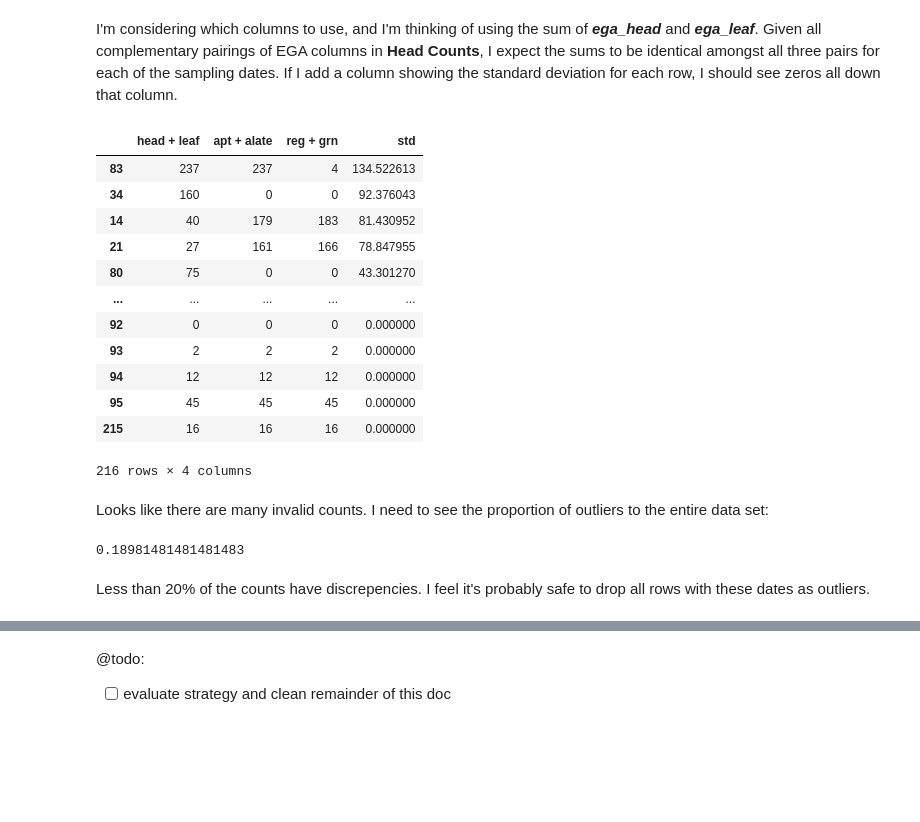
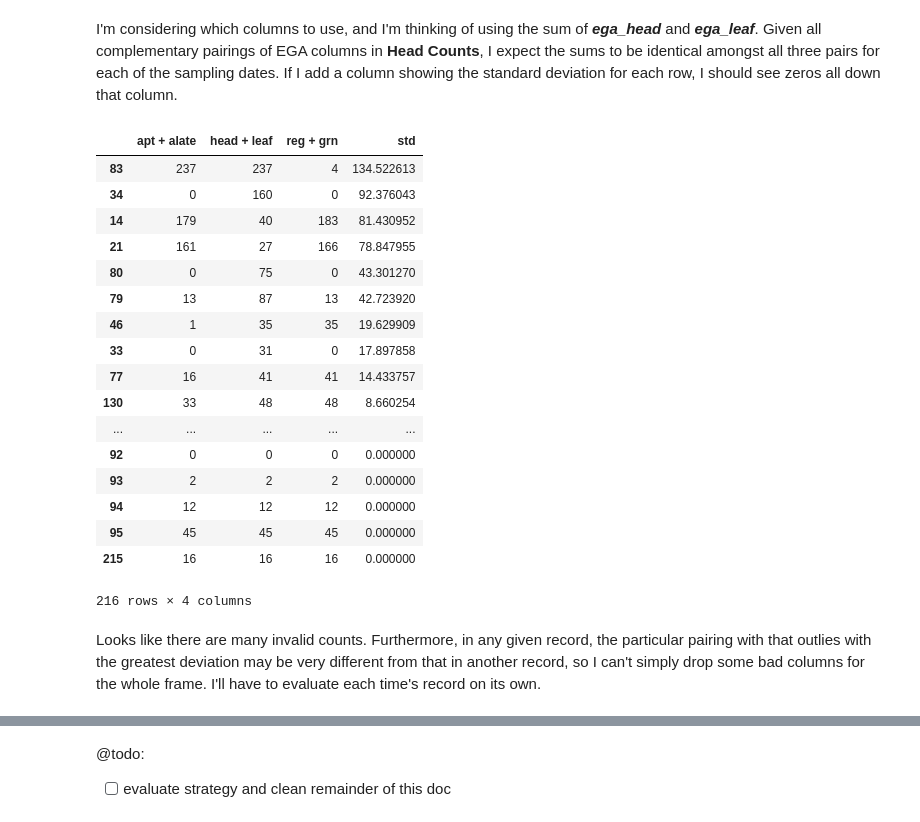
Before and after one commit to devvyn/aafc-field-data, a Jupyter notebook: notebook/projects/2016-sweep-vs-tiller/2016-sweep-vs-tiller.ipynb, the cells around one changed output, grey strips where cells are left out. Drawn from its saved outputs; the diff is of its cells as text; code cells hidden in the pictures; blank space fills up the shorter version.

```diff
--- a/notebook/projects/2016-sweep-vs-tiller/2016-sweep-vs-tiller.ipynb
+++ b/notebook/projects/2016-sweep-vs-tiller/2016-sweep-vs-tiller.ipynb
@@ -1458,21 +1458,24 @@ emojify_boolean(
 # %% [markdown]
 Now that the data frame are properly indexed by **_date_**, **_site_**, **_field_** and **_crop_**, here's a preview of the frames aligned by place and time:
 # %%
-hhc = hc.set_index(['date', 'site', 'crop', 'field',])
-ss2 = s2.set_index(['date', 'site', 'crop', 'field',])
+indices = ['date', 'site', 'crop', 'field',]
+hhc, ss2 = (
+    frame.set_index(indices)
+    for frame in (hc, s2)
+)
+sheets_to_compare = dict(zip(sheet_names, (hhc, ss2)))  # Sheet name paired with date-indexed frame.
 pandas.concat(
     (
-        pandas.concat(  # convenient way to add sheet name to column hierarchy
+        pandas.concat(  # Convenient way to add sheet name to column hierarchy.
             {name: sheet},
             axis='columns',
-        ).reorder_levels([1, 0], axis='columns')
-        # Sheet names paired with date-indexed frames.
-        for name, sheet in zip(sheet_names, (hhc, ss2))
+        ).reorder_levels([1, 0], axis='columns')  # So sheet names don't ruin alignment.
+        for name, sheet in sheets_to_compare.items()
     ),
     axis='rows',
 ).loc[
-    hhc.index.intersection(ss2.index),
-    aphid_column_names,
+    hhc.index.intersection(ss2.index),  # only dates in common
+    aphid_column_names
 ]
 # %% [output]
 |  |  |  |  | 1st_instar_ega | 2nd_instar_ega | 3rd_instar_ega | 3rd_instar_ega_pre-alate | ... |
@@ -1554,28 +1552,32 @@ I'm considering which columns to use, and I'm thinking of using the sum of ***eg
 Given all complementary pairings of EGA columns in **Head Counts**, I expect the sums to be identical amongst all three pairs for each of the sampling dates. If I add a column showing the standard deviation for each row, I should see zeros all down that column.
 # %%
 hc_ega_sums = pandas.concat(
-    (
-        (hc['ega_head'] + hc['ega_leaf']),
-        (hc['ega_apt'] + hc['ega_alate']),
-        (hc['ega_red'] + hc['ega_grn']),
-    ),
+    {
+        'head + leaf': (hc['ega_head'] + hc['ega_leaf']),
+        'apt + alate': (hc['ega_apt']  + hc['ega_alate']),
+        'reg + grn':   (hc['ega_red']  + hc['ega_grn']),
+    },
     axis='columns',
-    keys=['head + leaf', 'apt + alate', 'reg + grn',],
 )
 hc_ega_sums['std'] = hc_ega_sums.std(
     axis='columns',
 )
 
-pandas.options.display.max_rows = 10
+pandas.options.display.max_rows = 20
 
 hc_ega_sums.sort_values('std', ascending=False,)
 # %% [output]
-|  | head + leaf | apt + alate | reg + grn | std |
+|  | apt + alate | head + leaf | reg + grn | std |
 | 83 | 237 | 237 | 4 | 134.522613 |
-| 34 | 160 | 0 | 0 | 92.376043 |
-| 14 | 40 | 179 | 183 | 81.430952 |
-| 21 | 27 | 161 | 166 | 78.847955 |
-| 80 | 75 | 0 | 0 | 43.301270 |
+| 34 | 0 | 160 | 0 | 92.376043 |
+| 14 | 179 | 40 | 183 | 81.430952 |
+| 21 | 161 | 27 | 166 | 78.847955 |
+| 80 | 0 | 75 | 0 | 43.301270 |
+| 79 | 13 | 87 | 13 | 42.723920 |
+| 46 | 1 | 35 | 35 | 19.629909 |
+| 33 | 0 | 31 | 0 | 17.897858 |
+| 77 | 16 | 41 | 41 | 14.433757 |
+| 130 | 33 | 48 | 48 | 8.660254 |
 | ... | ... | ... | ... | ... |
 | 92 | 0 | 0 | 0 | 0.000000 |
 | 93 | 2 | 2 | 2 | 0.000000 |
@@ -1583,11 +1585,5 @@ hc_ega_sums.sort_values('std', ascending=False,)
 | 95 | 45 | 45 | 45 | 0.000000 |
 | 215 | 16 | 16 | 16 | 0.000000 |
 216 rows × 4 columns
-# %% [markdown]
-Looks like there are many invalid counts. I need to see the proportion of outliers to the entire data set:
-# %%
-len(hc_ega_sums[hc_ega_sums['std'] > 0]) / len(hc_ega_sums)
-# %% [output]
-0.18981481481481483
-# %% [markdown]
-Less than 20% of the counts have discrepencies. I feel it's probably safe to drop all rows with these dates as outliers.
+# %% [markdown]
+Looks like there are many invalid counts. Furthermore, in any given record, the particular pairing with that outlies with the greatest deviation may be very different from that in another record, so I can't simply drop some bad columns for the whole frame. I'll have to evaluate each time's record on its own.
```
Also changed, not shown: parts of 9 cells of this notebook.
